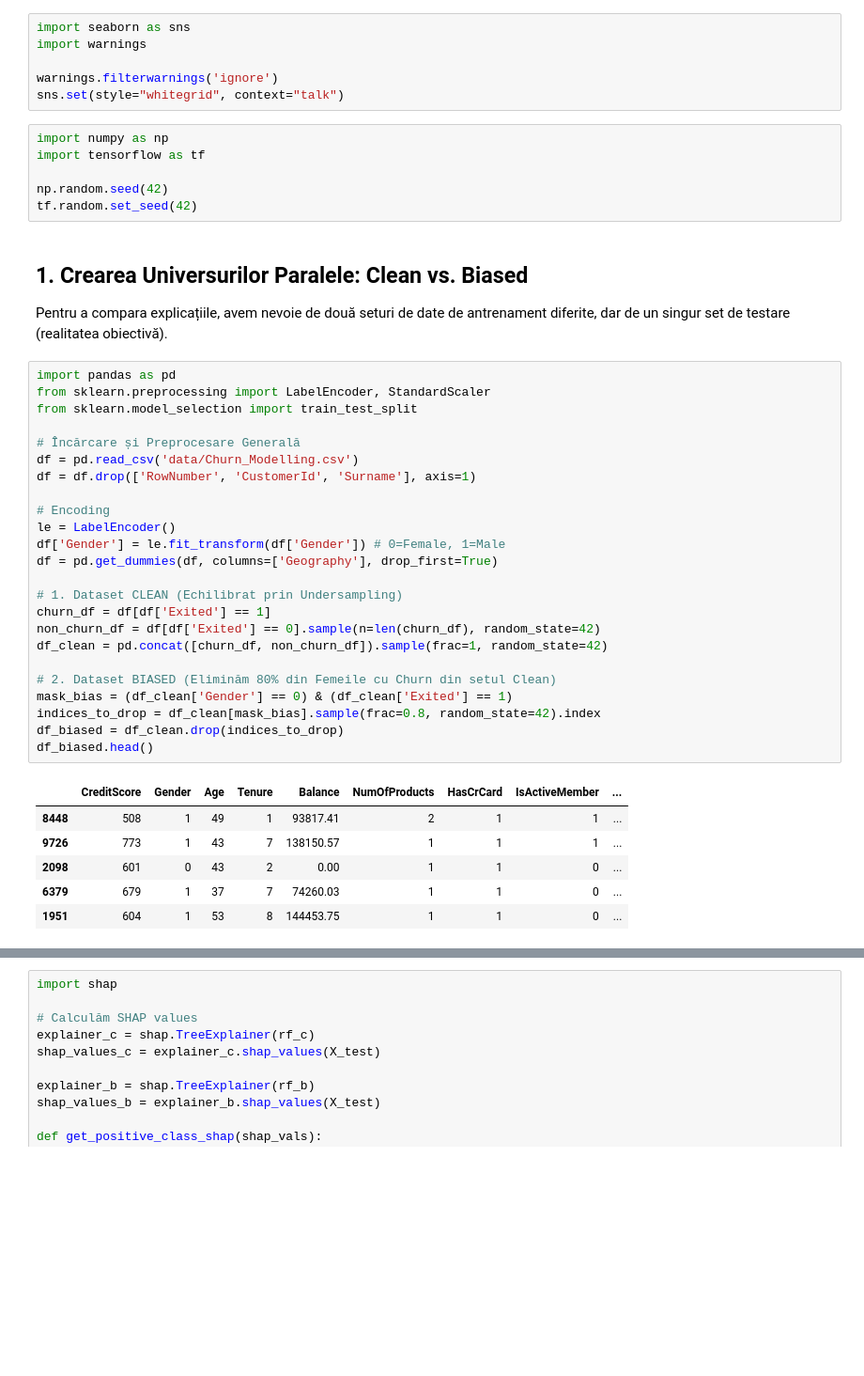
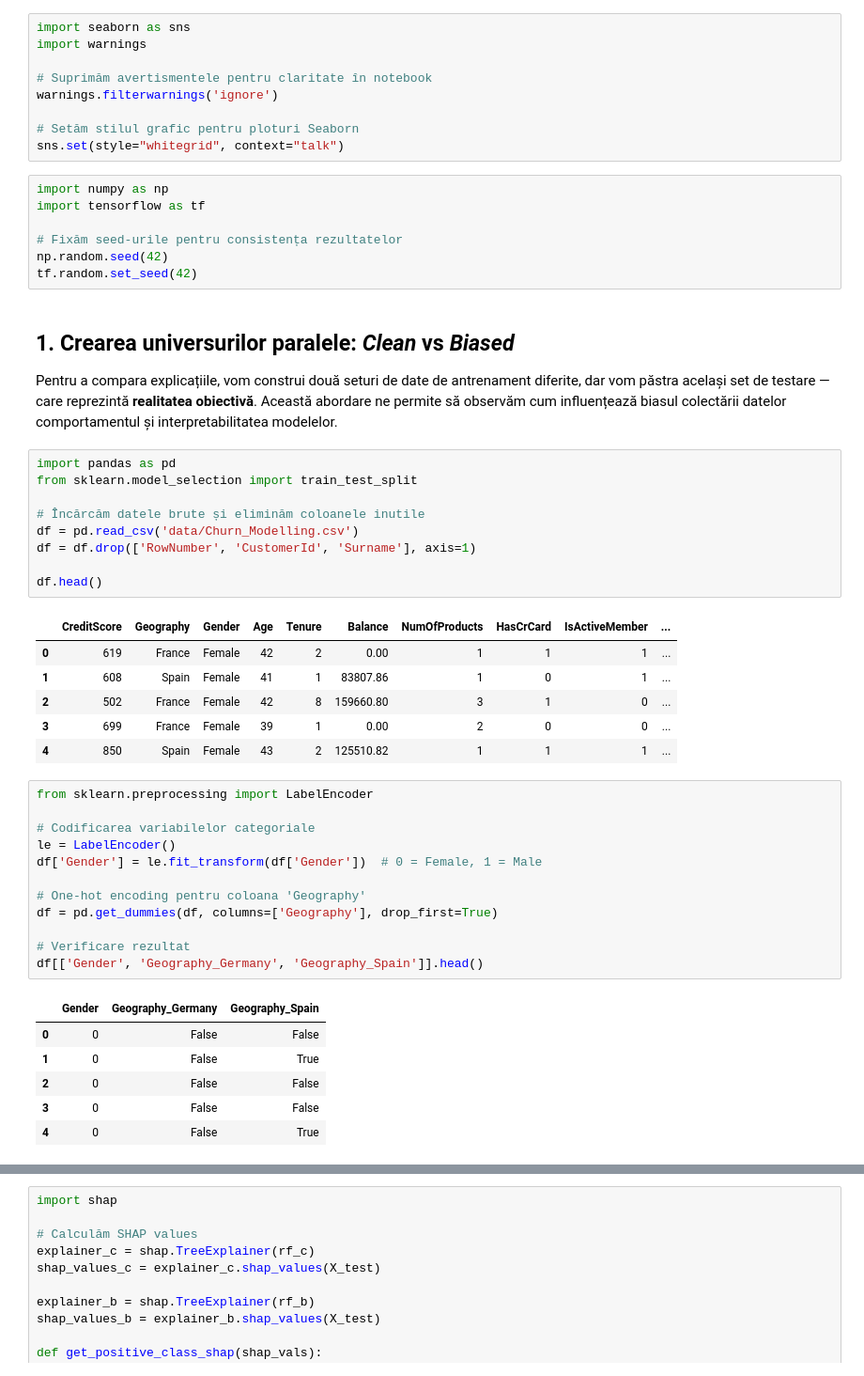
Before and after one commit to danielperebinos/UTM-SAD, a Jupyter notebook: lab_2.ipynb, the cells around one changed output, grey strips where cells are left out. Shown at 94% size. Saved outputs shown, nothing was run; the diff lists cells and outputs as text; blank space fills up the shorter version.

```diff
--- a/lab_2.ipynb
+++ b/lab_2.ipynb
@@ -16,45 +24,55 @@ Vom compara 3 arhitecturi antrenate în două scenarii:
 import seaborn as sns
 import warnings
 
+# Suprimăm avertismentele pentru claritate în notebook
 warnings.filterwarnings('ignore')
+
+# Setăm stilul grafic pentru ploturi Seaborn
 sns.set(style="whitegrid", context="talk")
 # %%
 import numpy as np
 import tensorflow as tf
 
+# Fixăm seed-urile pentru consistența rezultatelor
 np.random.seed(42)
 tf.random.set_seed(42)
 # %% [markdown]
-## 1. Crearea Universurilor Paralele: Clean vs. Biased
-Pentru a compara explicațiile, avem nevoie de două seturi de date de antrenament diferite, dar de un singur set de testare (realitatea obiectivă).
+## 1. Crearea universurilor paralele: *Clean* vs *Biased*
+
+Pentru a compara explicațiile, vom construi două seturi de date de antrenament diferite, dar vom păstra același set de testare — care reprezintă **realitatea obiectivă**.
+Această abordare ne permite să observăm cum influențează biasul colectării datelor comportamentul și interpretabilitatea modelelor.
 # %%
 import pandas as pd
-from sklearn.preprocessing import LabelEncoder, StandardScaler
 from sklearn.model_selection import train_test_split
 
-# Încărcare și Preprocesare Generală
+# Încărcăm datele brute și eliminăm coloanele inutile
 df = pd.read_csv('data/Churn_Modelling.csv')
 df = df.drop(['RowNumber', 'CustomerId', 'Surname'], axis=1)
 
-# Encoding
-le = LabelEncoder()
-df['Gender'] = le.fit_transform(df['Gender']) # 0=Female, 1=Male
-df = pd.get_dummies(df, columns=['Geography'], drop_first=True)
-
-# 1. Dataset CLEAN (Echilibrat prin Undersampling)
-churn_df = df[df['Exited'] == 1]
-non_churn_df = df[df['Exited'] == 0].sample(n=len(churn_df), random_state=42)
-df_clean = pd.concat([churn_df, non_churn_df]).sample(frac=1, random_state=42)
-
-# 2. Dataset BIASED (Eliminăm 80% din Femeile cu Churn din setul Clean)
-mask_bias = (df_clean['Gender'] == 0) & (df_clean['Exited'] == 1)
-indices_to_drop = df_clean[mask_bias].sample(frac=0.8, random_state=42).index
-df_biased = df_clean.drop(indices_to_drop)
-df_biased.head()
+df.head()
 # %% [output]
-|  | CreditScore | Gender | Age | Tenure | Balance | NumOfProducts | HasCrCard | IsActiveMember | ... |
-| 8448 | 508 | 1 | 49 | 1 | 93817.41 | 2 | 1 | 1 | ... |
-| 9726 | 773 | 1 | 43 | 7 | 138150.57 | 1 | 1 | 1 | ... |
-| 2098 | 601 | 0 | 43 | 2 | 0.00 | 1 | 1 | 0 | ... |
-| 6379 | 679 | 1 | 37 | 7 | 74260.03 | 1 | 1 | 0 | ... |
-| 1951 | 604 | 1 | 53 | 8 | 144453.75 | 1 | 1 | 0 | ... |
+|  | CreditScore | Geography | Gender | Age | Tenure | Balance | NumOfProducts | HasCrCard | IsActiveMember | ... |
+| 0 | 619 | France | Female | 42 | 2 | 0.00 | 1 | 1 | 1 | ... |
+| 1 | 608 | Spain | Female | 41 | 1 | 83807.86 | 1 | 0 | 1 | ... |
+| 2 | 502 | France | Female | 42 | 8 | 159660.80 | 3 | 1 | 0 | ... |
+| 3 | 699 | France | Female | 39 | 1 | 0.00 | 2 | 0 | 0 | ... |
+| 4 | 850 | Spain | Female | 43 | 2 | 125510.82 | 1 | 1 | 1 | ... |
+# %%
+from sklearn.preprocessing import LabelEncoder
+
+# Codificarea variabilelor categoriale
+le = LabelEncoder()
+df['Gender'] = le.fit_transform(df['Gender'])  # 0 = Female, 1 = Male
+
+# One-hot encoding pentru coloana 'Geography'
+df = pd.get_dummies(df, columns=['Geography'], drop_first=True)
+
+# Verificare rezultat
+df[['Gender', 'Geography_Germany', 'Geography_Spain']].head()
+# %% [output]
+|  | Gender | Geography_Germany | Geography_Spain |
+| 0 | 0 | False | False |
+| 1 | 0 | False | True |
+| 2 | 0 | False | False |
+| 3 | 0 | False | False |
+| 4 | 0 | False | True |
```
Also changed, not shown: parts of 33 cells of this notebook.
